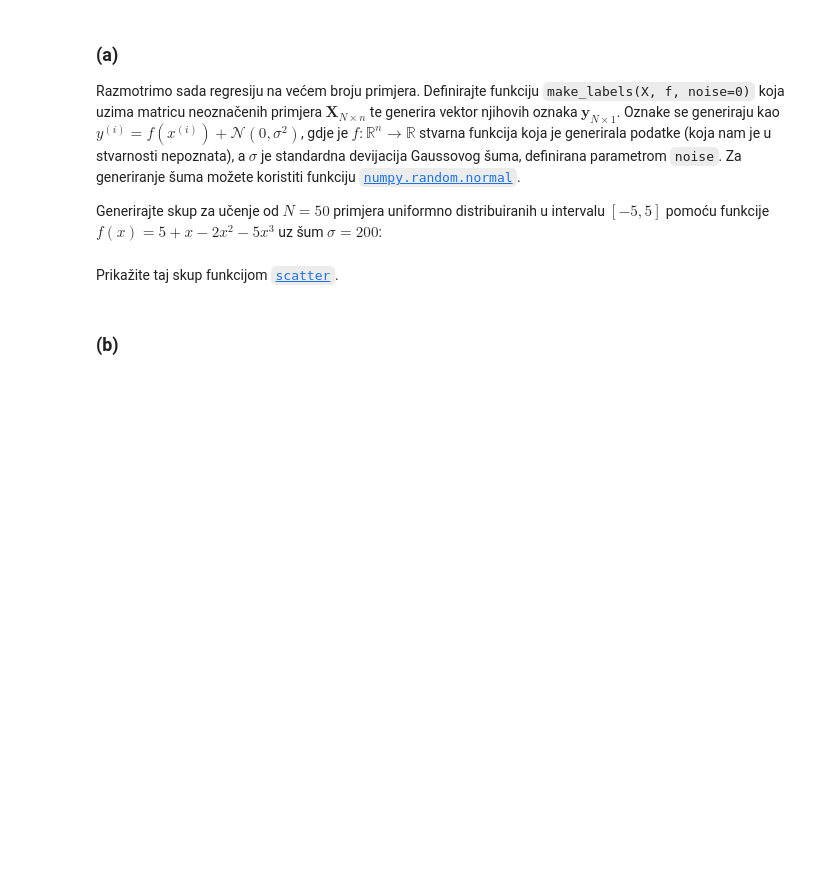
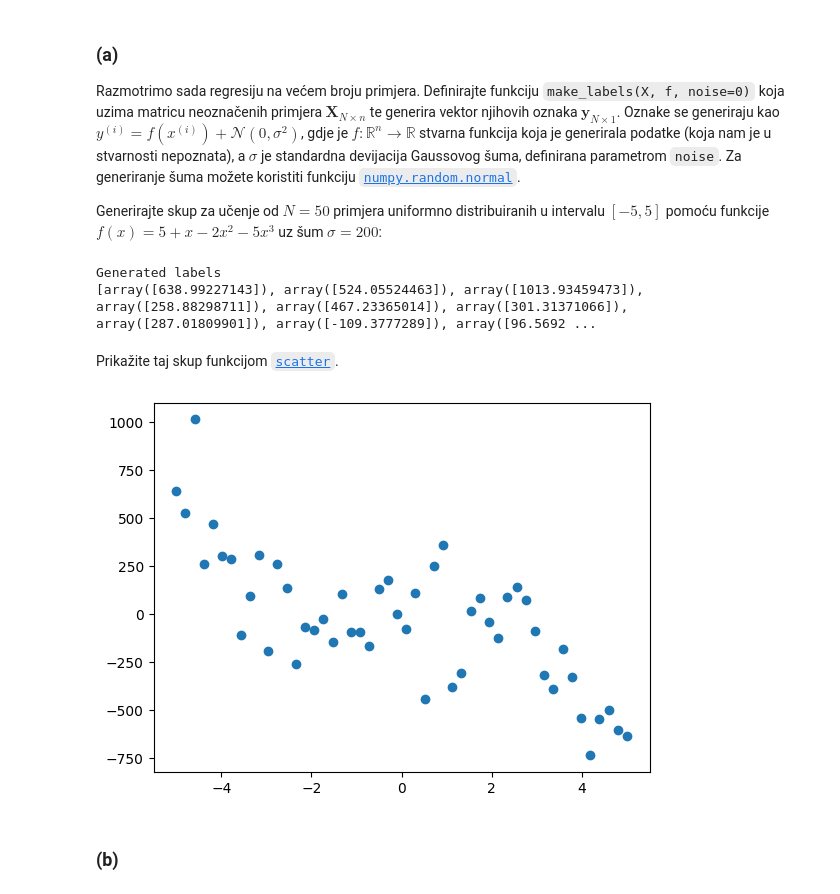
Before and after one commit to futa125/Machine-Learning-1, a Jupyter notebook: LAB1/SU1-2022-LAB1.ipynb, the cells around one changed output. Saved outputs shown, nothing was run; the diff lists cells and outputs as text; code cells hidden in the pictures; blank space fills up the shorter version.

```diff
--- a/LAB1/SU1-2022-LAB1.ipynb
+++ b/LAB1/SU1-2022-LAB1.ipynb
@@ -91,10 +171,15 @@ from sklearn.linear_model import LinearRegression
 Razmotrimo sada regresiju na većem broju primjera. Definirajte funkciju `make_labels(X, f, noise=0)` koja uzima matricu neoznačenih primjera $\mathbf{X}_{N\times n}$ te generira vektor njihovih oznaka $\mathbf{y}_{N\times 1}$. Oznake se generiraju kao $y^{(i)} = f(x^{(i)})+\mathcal{N}(0,\sigma^2)$, gdje je $f:\mathbb{R}^n\to\mathbb{R}$ stvarna funkcija koja je generirala podatke (koja nam je u stvarnosti nepoznata), a $\sigma$ je standardna devijacija Gaussovog šuma, definirana parametrom `noise`. Za generiranje šuma možete koristiti funkciju [`numpy.random.normal`](https://numpy.org/doc/stable/reference/random/generated/numpy.random.normal.html).
 
 Generirajte skup za učenje od $N=50$ primjera uniformno distribuiranih u intervalu $[-5,5]$ pomoću funkcije $f(x) = 5 + x -2 x^2 -5 x^3$ uz šum  $\sigma=200$:
-# %%
-from numpy.random import normal
-def make_labels(X, f, noise=0):
-    # Vaš kôd ovdje
+# %%
+from numpy.random import normal
+
+def make_labels(x_, f_, noise_=0):
+    labels_ = []
+    for example_ in x_:
+        labels_.append(f_(example_) + normal(0, noise_))
+
+    return labels_
 # %%
-def make_instances(x1, x2, N) :
-    return np.array([np.array([x]) for x in np.linspace(x1,x2,N)])
+def make_instances(min_, max_, num_) :
+    return np.array([np.array([x_]) for x_ in np.linspace(min_, max_, num_)])
@@ -103,2 +186,14 @@ def make_instances(x1, x2, N) :
+# %%
+N = 50
+noise = 200
+f = lambda x_: 5 + x_ - 2 * np.power(x_, 2) - 5 * np.power(x_, 3)
+X = make_instances(-5, 5, N)
+y = make_labels(X, f, noise)
+
+print("Generated labels")
+print(y)
+# %% [output]
+Generated labels
+[array([638.99227143]), array([524.05524463]), array([1013.93459473]), array([258.88298711]), array([467.23365014]), array([301.31371066]), array([287.01809901]), array([-109.3777289]), array([96.5692 ...
 # %% [markdown]
-Prikažite taj skup funkcijom [`scatter`](http://matplotlib.org/api/pyplot_api.html#matplotlib.pyplot.scatter).
+Prikažite taj skup funkcijom [`scatter`](https://matplotlib.org/api/pyplot_api.html#matplotlib.pyplot.scatter).
@@ -107,3 +200,8 @@ Prikažite taj skup funkcijom [`scatter`](http://matplotlib.org/api/pyplot_api.h
+# %%
+plt.scatter(X, y)
+plt.show()
+# %% [output]
+[figure, added]
 # %% [markdown]
 ### (b)
 # %% [markdown]
```
Also changed, not shown: parts of 56 cells of this notebook.
